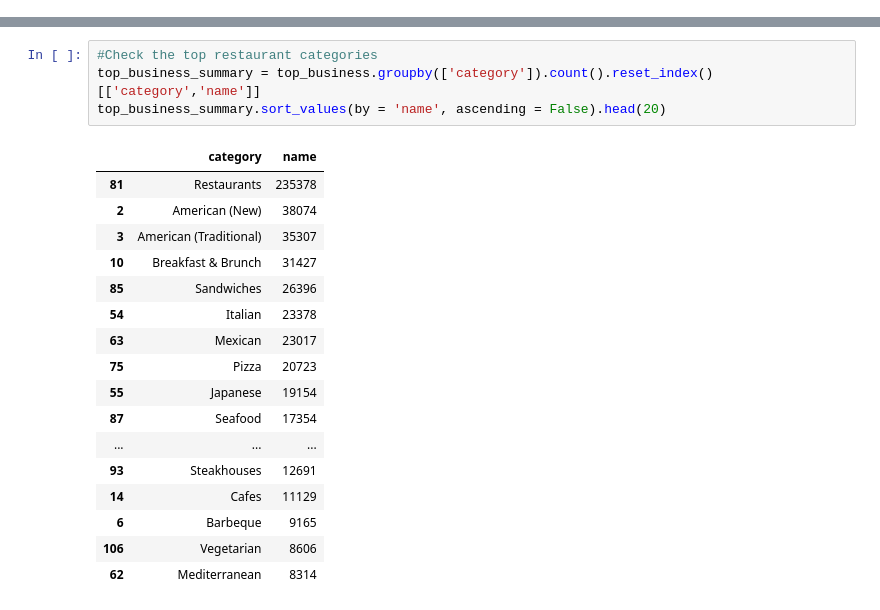
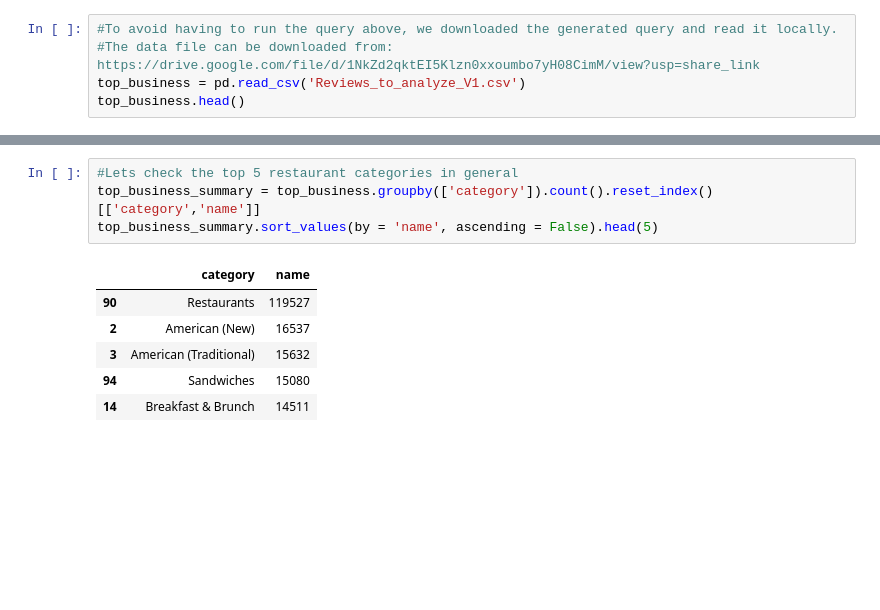
Before and after one commit to B-PuenteM/Yelp_Categories, a Jupyter notebook: Yelp_Project.ipynb, the cells around one changed output, grey strips where cells are left out. Cells and saved outputs as stored; diff of their text form; blank space fills up the shorter version.

```diff
--- a/Yelp_Project.ipynb
+++ b/Yelp_Project.ipynb
@@ -26,3 +48,8 @@ query_top_business = """
 """
 
 top_business = pd.read_sql(query_top_business, engine)
+# %%
+#To avoid having to run the query above, we downloaded the generated query and read it locally.
+#The data file can be downloaded from: https://drive.google.com/file/d/1NkZd2qktEI5Klzn0xxoumbo7yH08CimM/view?usp=share_link
+top_business = pd.read_csv('Reviews_to_analyze_V1.csv')
+top_business.head()
@@ -105,23 +100,12 @@ memory usage: 143.6+ MB
 # %%
-#Check the top restaurant categories
+#Lets check the top 5 restaurant categories in general
 top_business_summary = top_business.groupby(['category']).count().reset_index()[['category','name']]
-top_business_summary.sort_values(by = 'name', ascending = False).head(20)
+top_business_summary.sort_values(by = 'name', ascending = False).head(5)
 # %% [output]
 |  | category | name |
-| 81 | Restaurants | 235378 |
-| 2 | American (New) | 38074 |
-| 3 | American (Traditional) | 35307 |
-| 10 | Breakfast & Brunch | 31427 |
-| 85 | Sandwiches | 26396 |
-| 54 | Italian | 23378 |
-| 63 | Mexican | 23017 |
-| 75 | Pizza | 20723 |
-| 55 | Japanese | 19154 |
-| 87 | Seafood | 17354 |
-| ... | ... | ... |
-| 93 | Steakhouses | 12691 |
-| 14 | Cafes | 11129 |
-| 6 | Barbeque | 9165 |
-| 106 | Vegetarian | 8606 |
-| 62 | Mediterranean | 8314 |
+| 90 | Restaurants | 119527 |
+| 2 | American (New) | 16537 |
+| 3 | American (Traditional) | 15632 |
+| 94 | Sandwiches | 15080 |
+| 14 | Breakfast & Brunch | 14511 |
 # %%
```
Also changed, not shown: parts of 32 cells of this notebook.
